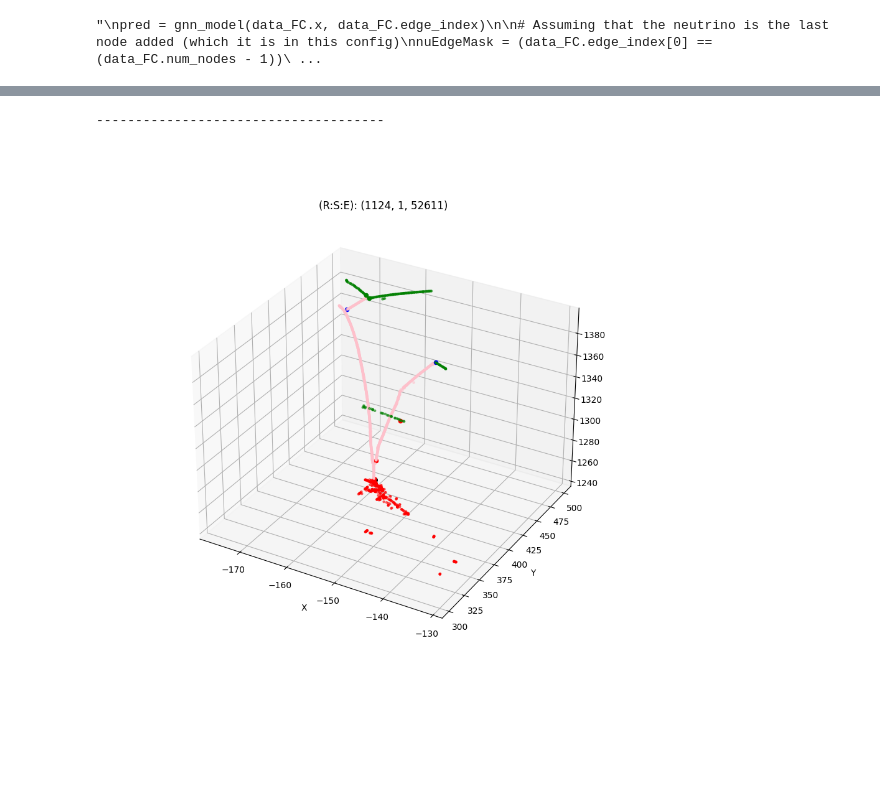
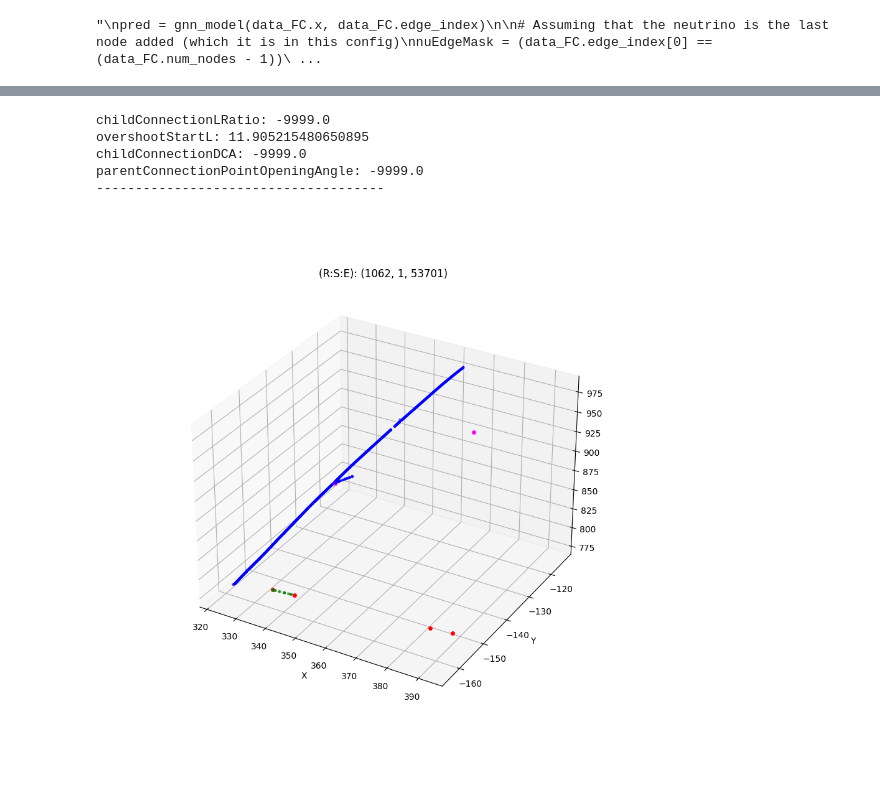
Before and after one commit to imawby/Hierarchy_GNN, a Jupyter notebook: Visualise.ipynb, the cells around one changed output, grey strips where cells are left out. Saved outputs shown, nothing was run; the diff lists cells and outputs as text; code cells hidden in the pictures; blank space fills up the shorter version.

```diff
--- a/Visualise.ipynb
+++ b/Visualise.ipynb
@@ -53,12 +54,7 @@ hierarchyColours = {1 : 'black', 2 : 'red', 3 : 'blue', 4: 'g'}
 # %%
 # Target event info
 
-#fileName = '/Users/isobel/Desktop/DUNE/2024/Hierarchy/files/nu_dune10kt_1x2x6_1421_369_20230827T093357Z_gen_g4_detsim_hitreco_ccnutree.root'
-fileName = '/Users/isobel/Desktop/DUNE/2024/Hierarchy/files/nue_dune10kt_1x2x6_1124_526_20230828T185125Z_gen_g4_detsim_hitreco_ccnutree.root'
-targetRun = 1124
-targetSubrun = 1
-targetEvent = 52611
-#targetEvent = 52617
+fileName = '/Users/isobel/Desktop/DUNE/2024/Hierarchy/HigherTier/files/handScan/event0.root'
 # %%
 treeFile = uproot.open(fileName)
 tree = treeFile['ccnuselection/ccnusel']
@@ -68,6 +64,6 @@ run = np.array(branches['Run'])
 subrun = np.array(branches['SubRun'])
 event = np.array(branches['Event'])
 
-print('run: ', run)
-print('subrun: ', subrun)
-print('event: ', event)
+targetRun = run[0]
+targetSubrun = subrun[0]
+targetEvent = event[0]
@@ -370,38 +427,91 @@ CC nue
 #########################################
 # Visualise true hierarchy
 #########################################
+
+LINK_INDEX = 23
+factor = 48
+
 fig_true = plt.figure(figsize=(9,9))
 ax_true = plt.axes(projection='3d')
 
-ax_true.scatter(recoNuX, recoNuY, recoNuZ, color = "black", s = 30.0)
+#ax_true.scatter(recoNuX, recoNuY, recoNuZ, color = "black", s = 30.0)
 plt.title('(R:S:E): (' + str(targetRun) + ", " + str(targetSubrun) + ", " + str(targetEvent) + ")")
 plt.xlabel('X')
 plt.ylabel('Y')
 
 for iParticle in range(nParticles) :
 
+    if not ((pfpTrueTrackID[childPFPIndex[LINK_INDEX]] == pfpTrueTrackID[iParticle]) or (pfpTrueTrackID[parentPFPIndex[LINK_INDEX]] == pfpTrueTrackID[iParticle])) :
+        continue
+
     if (np.array(pfpSpacepointX[iParticle]).shape[0] == 0) :
         continue
 
-    #if (abs(pfpTruePDG[iParticle]) == 11) :
-        #continue
+    #if ((abs(pfpTruePDG[iParticle]) == 211)) :
+     #   continue
+
+    #if ((abs(pfpTruePDG[iParticle]) == 13)) :
+     #   continue
 
     x = np.array(pfpSpacepointX[iParticle])
     y = np.array(pfpSpacepointY[iParticle])
     z = np.array(pfpSpacepointZ[iParticle])
 
     vertexX = pfpRecoVertexX[iParticle]
     vertexY = pfpRecoVertexY[iParticle]
     vertexZ = pfpRecoVertexZ[iParticle]
 
     ax_true.scatter(x, y, z, color = pdgColours_graph.get(abs(pfpTruePDG[iParticle]), 'tab:gray'), s = 5.0, alpha = 0.5)
-    ax_true.scatter(vertexX, vertexY, vertexZ, color = hierarchyColours.get(pfpTrueVisibleGeneration[iParticle], 'tab:gray'), s = 20.0)
+    #ax_true.scatter(vertexX, vertexY, vertexZ, color = hierarchyColours.get(pfpTrueVisibleGeneration[iParticle], 'tab:gray'), s = 20.0)
+    #ax_true.scatter(endVertexX, endVertexY, endVertexZ, color='g', s = 20.0)
+
+#ax_true.scatter(connectionPointX[LINK_INDEX], connectionPointY[LINK_INDEX], connectionPointZ[LINK_INDEX], color='g', s = 20.0)
+#ax_true.scatter(childX[LINK_INDEX], childY[LINK_INDEX], childZ[LINK_INDEX], color='black', marker='p', s = 50.0)
 
 
+
+childDirPointX = childX[LINK_INDEX] + (factor * childDX[LINK_INDEX])
+childDirPointY = childY[LINK_INDEX] + (factor * childDY[LINK_INDEX])
+childDirPointZ = childZ[LINK_INDEX] + (factor * childDZ[LINK_INDEX])
+
+parentDirPointX = parentX[LINK_INDEX] + (factor * parentDX[LINK_INDEX])
+parentDirPointY = parentY[LINK_INDEX] + (factor * parentDY[LINK_INDEX])
+parentDirPointZ = parentZ[LINK_INDEX] + (factor * parentDZ[LINK_INDEX])
+
+parentStartDirPointX = parentStartX[LINK_INDEX] + (factor * parentStartDX[LINK_INDEX])
+parentStartDirPointY = parentStartY[LINK_INDEX] + (factor * parentStartDY[LINK_INDEX])
+parentStartDirPointZ = parentStartZ[LINK_INDEX] + (factor * parentStartDZ[LINK_INDEX])
+
+connectionDirPointX = connectionPointX[LINK_INDEX] + (factor * connectionPointDX[LINK_INDEX])
+connectionDirPointY = connectionPointY[LINK_INDEX] + (factor * connectionPointDY[LINK_INDEX])
+connectionDirPointZ = connectionPointZ[LINK_INDEX] + (factor * connectionPointDZ[LINK_INDEX])
+
+ax_true.scatter(parentX[LINK_INDEX], parentY[LINK_INDEX], parentZ[LINK_INDEX], color='r', marker='p', s = 20.0)
+ax_true.scatter(parentDirPointX, parentDirPointY, parentDirPointZ, color='r', marker='p', s = 20.0)
+
+ax_true.scatter(parentStartX[LINK_INDEX], parentStartY[LINK_INDEX], parentStartZ[LINK_INDEX], color='r', marker='p', s = 20.0)
+ax_true.scatter(parentStartDirPointX, parentStartDirPointY, parentStartDirPointZ, color='r', marker='p', s = 20.0)
+
+ax_true.scatter(childX[LINK_INDEX], childY[LINK_INDEX], childZ[LINK_INDEX], color='magenta', marker='p', s = 20.0)
+ax_true.scatter(childDirPointX, childDirPointY, childDirPointZ, color='magenta', marker='p', s = 20.0)
+
+
+if (childConnectionLRatio[LINK_INDEX] > -1) :
+    ax_true.scatter(connectionPointX[LINK_INDEX], connectionPointY[LINK_INDEX], connectionPointZ[LINK_INDEX], color='black', marker='p', s = 20.0)
+    ax_true.scatter(connectionDirPointX, connectionDirPointY, connectionDirPointZ, color='black', marker='p', s = 20.0)
+
+print('childConnectionLRatio:', childConnectionLRatio[LINK_INDEX])
+print('overshootStartL:', overshootStartL[LINK_INDEX])
+print('childConnectionDCA:', childConnectionDCA[LINK_INDEX])
+print('parentConnectionPointOpeningAngle:', parentConnectionPointOpeningAngle[LINK_INDEX])
 print('-------------------------------------')
 
 # show plot
 plt.show()
 # %% [output]
+childConnectionLRatio: -9999.0
+overshootStartL: 11.905215480650895
+childConnectionDCA: -9999.0
+parentConnectionPointOpeningAngle: -9999.0
 -------------------------------------
-[figure, old version]
+[figure, new version]
```
Also changed, not shown: parts of 11 cells of this notebook, 20 other files.
